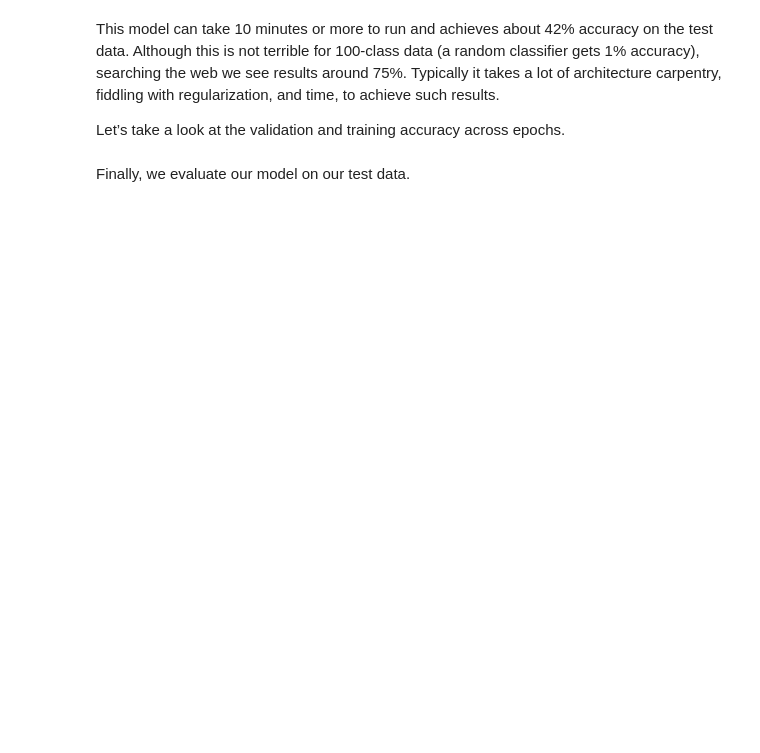
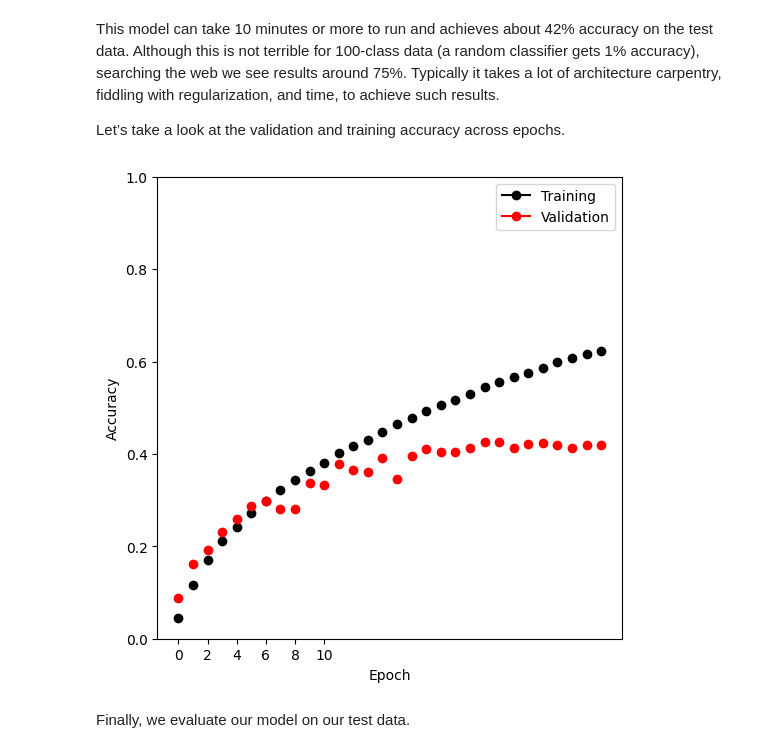
Before and after one commit to Archangel4148/Classwork, a Jupyter notebook: STAT4210/Chapter 10 Lab/Stat_4210_Chapter10_Lab.ipynb, the cells around one changed output. Saved outputs shown, nothing was run; the diff lists cells and outputs as text; code cells hidden in the pictures; blank space fills up the shorter version.

```diff
--- a/STAT4210/Chapter 10 Lab/Stat_4210_Chapter10_Lab.ipynb
+++ b/STAT4210/Chapter 10 Lab/Stat_4210_Chapter10_Lab.ipynb
@@ -950,14 +986,13 @@ across epochs.
 # %%
 log_path = cifar_logger.experiment.metrics_file_path
 cifar_results = pd.read_csv(log_path)
 fig, ax = subplots(1, 1, figsize=(6, 6))
-summary_plot(cifar_results,
-             ax,
-             col='accuracy',
-             ylabel='Accuracy')
+summary_plot(cifar_results, ax, col='accuracy', ylabel='Accuracy')
 ax.set_xticks(np.linspace(0, 10, 6).astype(int))
 ax.set_ylabel('Accuracy')
 ax.set_ylim([0, 1]);
+# %% [output]
+[figure, added]
 # %% [markdown]
 Finally, we evaluate our model on our test data.
 # %%
```
Also changed, not shown: parts of 61 cells of this notebook, 8 other files.
